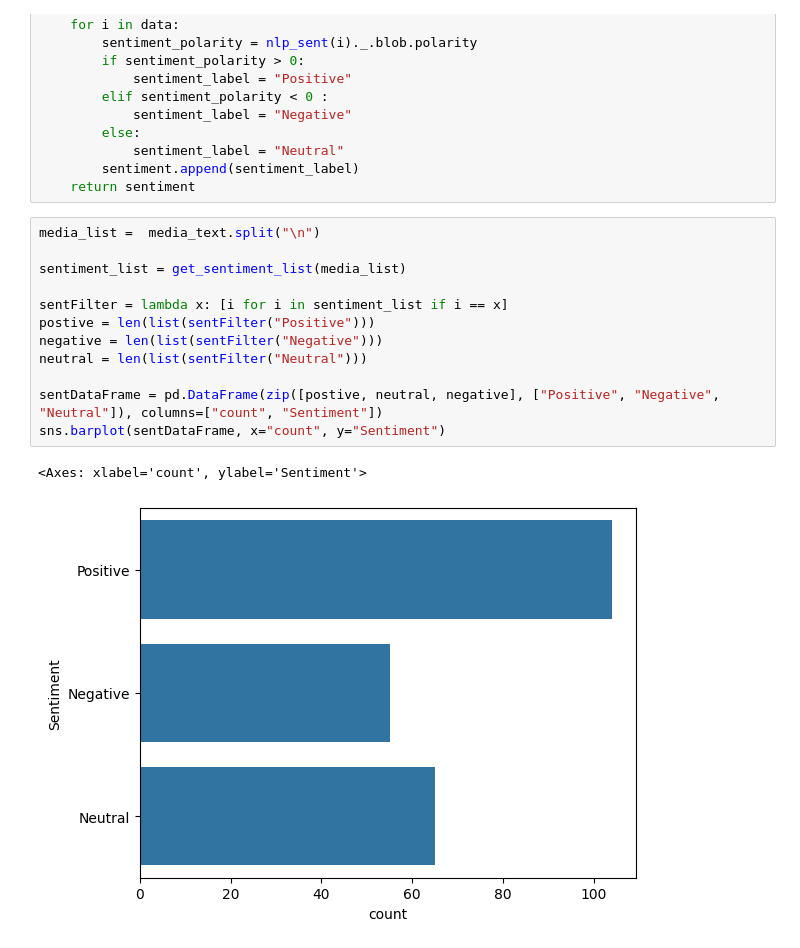
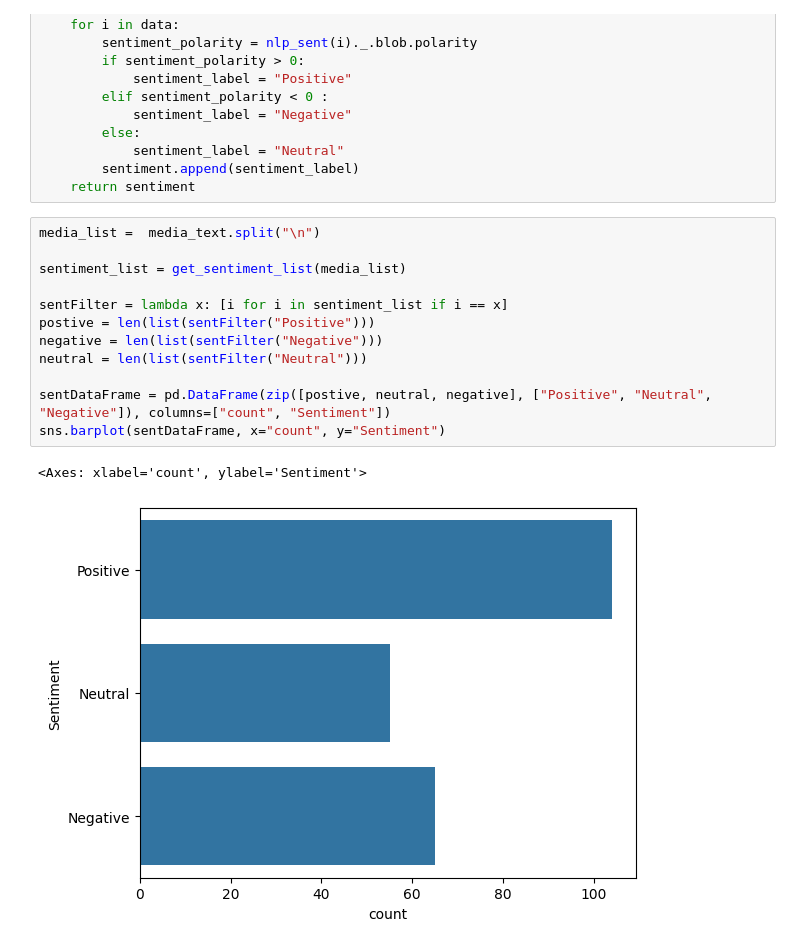
Before and after one commit to MugaRay/Data_gathering-, a Jupyter notebook: sentiment_anaysis.ipynb, the cells around one changed output. Saved outputs shown, nothing was run; the diff lists cells and outputs as text.

Commit message:
fixed sentiment scaling

```diff
--- a/sentiment_anaysis.ipynb
+++ b/sentiment_anaysis.ipynb
@@ -81,15 +83,15 @@ def get_sentiment_list(data):
 # %%
 media_list =  media_text.split("\n")
 
 sentiment_list = get_sentiment_list(media_list)
 
 sentFilter = lambda x: [i for i in sentiment_list if i == x]
 postive = len(list(sentFilter("Positive")))
 negative = len(list(sentFilter("Negative")))
 neutral = len(list(sentFilter("Neutral")))
 
-sentDataFrame = pd.DataFrame(zip([postive, neutral, negative], ["Positive", "Negative", "Neutral"]), columns=["count", "Sentiment"])
+sentDataFrame = pd.DataFrame(zip([postive, neutral, negative], ["Positive", "Neutral", "Negative"]), columns=["count", "Sentiment"])
 sns.barplot(sentDataFrame, x="count", y="Sentiment")
 # %% [output]
 <Axes: xlabel='count', ylabel='Sentiment'>
-[figure, old version]
+[figure, new version]
```
Also changed, not shown: parts of 1 cell of this notebook, 1 other file.
